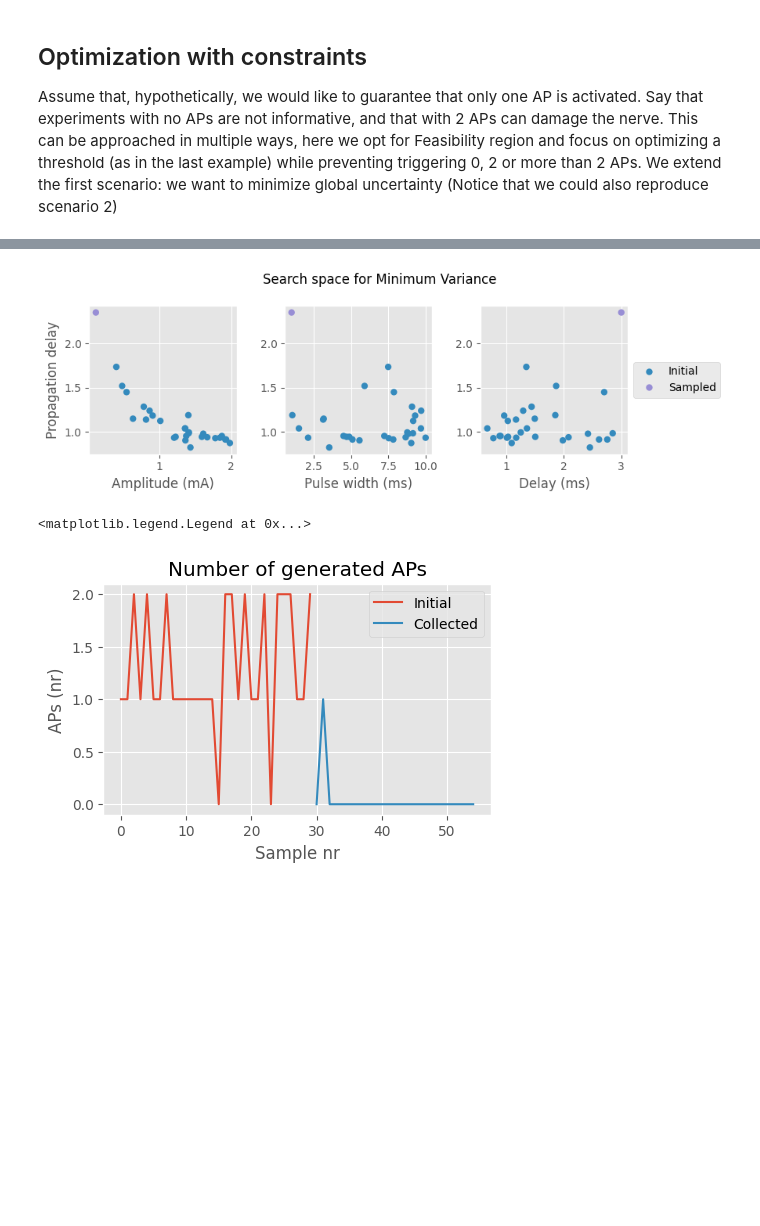
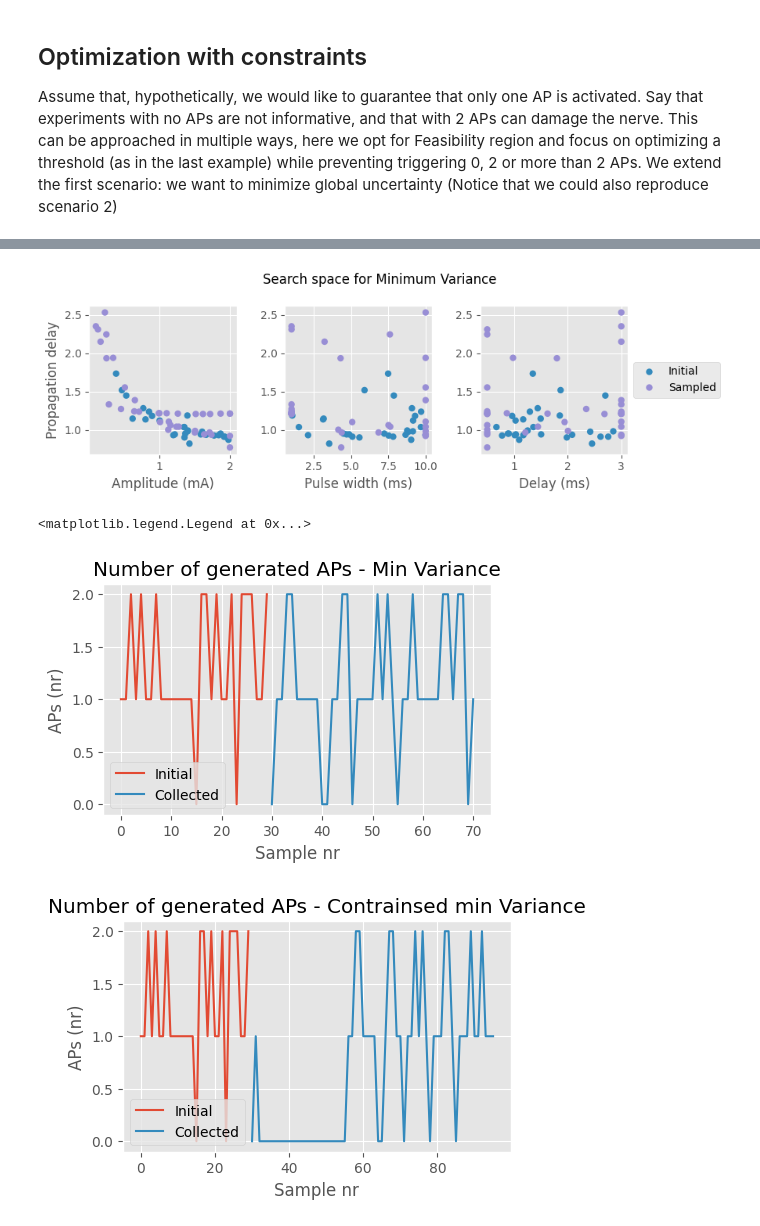
Before and after one commit to predict-idlab/OnlineNeuro, a Jupyter notebook: notebooks/GP_Cajal_sinusoid_delay.ipynb, the cells around one changed output, grey strips where cells are left out. Saved outputs shown, nothing was run; the diff lists cells and outputs as text; code cells hidden in the pictures; blank space fills up the shorter version.

```diff
--- a/notebooks/GP_Cajal_sinusoid_delay.ipynb
+++ b/notebooks/GP_Cajal_sinusoid_delay.ipynb
@@ -880,14 +881,14 @@ online_models = {"OBJECTIVE": objective_model,
                  }
 
 
-
 # Set up acquisition function and rule
 acq0 = PredictiveVariance()
 acq1 = ExpectedFeasibility(threshold=0.5, delta=1)
 acq1 = ProbabilityOfValidity()
+#acq1 = BayesianActiveLearningByDisagreement()
 
 combined_acquisition = Product(acq0.using("OBJECTIVE"), acq1.using("CONSTRAINT"))
-rule = EfficientGlobalOptimization(acq1,
+rule = EfficientGlobalOptimization(combined_acquisition,
                                    num_query_points=1)
 
 # Initialize optimizer
@@ -1023,17 +1024,29 @@ fig.tight_layout()
 #fig.tight_layout(rect=[0, 0, 0.85, 1])  # Adjust space to fit legend
 plt.show()
 # %% [output]
-[figure, old version]
+[figure, new version]
 # %%
+fig, ax = plt.subplots(figsize=(5,3))
+sub_df_0 = df_min_variance.loc[df_min_variance['sample_type']=='Initial']
+sub_df_1 = df_min_variance.loc[~(df_min_variance['sample_type']=='Initial')]
+ax.plot(np.arange(len(sub_df_0)), sub_df_0['num_aps'], label='Initial')
+ax.plot(np.arange(len(sub_df_0), len(df_min_variance)), sub_df_1['num_aps'], label='Collected')
+ax.set_title("Number of generated APs - Min Variance")
+ax.set_xlabel("Sample nr")
+ax.set_ylabel("APs (nr)")
+ax.legend()
+
+
 fig, ax = plt.subplots(figsize=(5,3))
 sub_df_0 = df_with_constraints.loc[df_with_constraints['sample_type']=='Initial']
 sub_df_1 = df_with_constraints.loc[~(df_with_constraints['sample_type']=='Initial')]
 ax.plot(np.arange(len(sub_df_0)), sub_df_0['num_aps'], label='Initial')
 ax.plot(np.arange(len(sub_df_0), len(df_with_constraints)), sub_df_1['num_aps'], label='Collected')
-ax.set_title("Number of generated APs")
+ax.set_title("Number of generated APs - Contrainsed min Variance")
 ax.set_xlabel("Sample nr")
 ax.set_ylabel("APs (nr)")
 ax.legend()
 # %% [output]
 <matplotlib.legend.Legend at 0x...>
-[figure, old version]
+[figure, new version]
+[figure, added]
```
Also changed, not shown: parts of 2 cells of this notebook.
